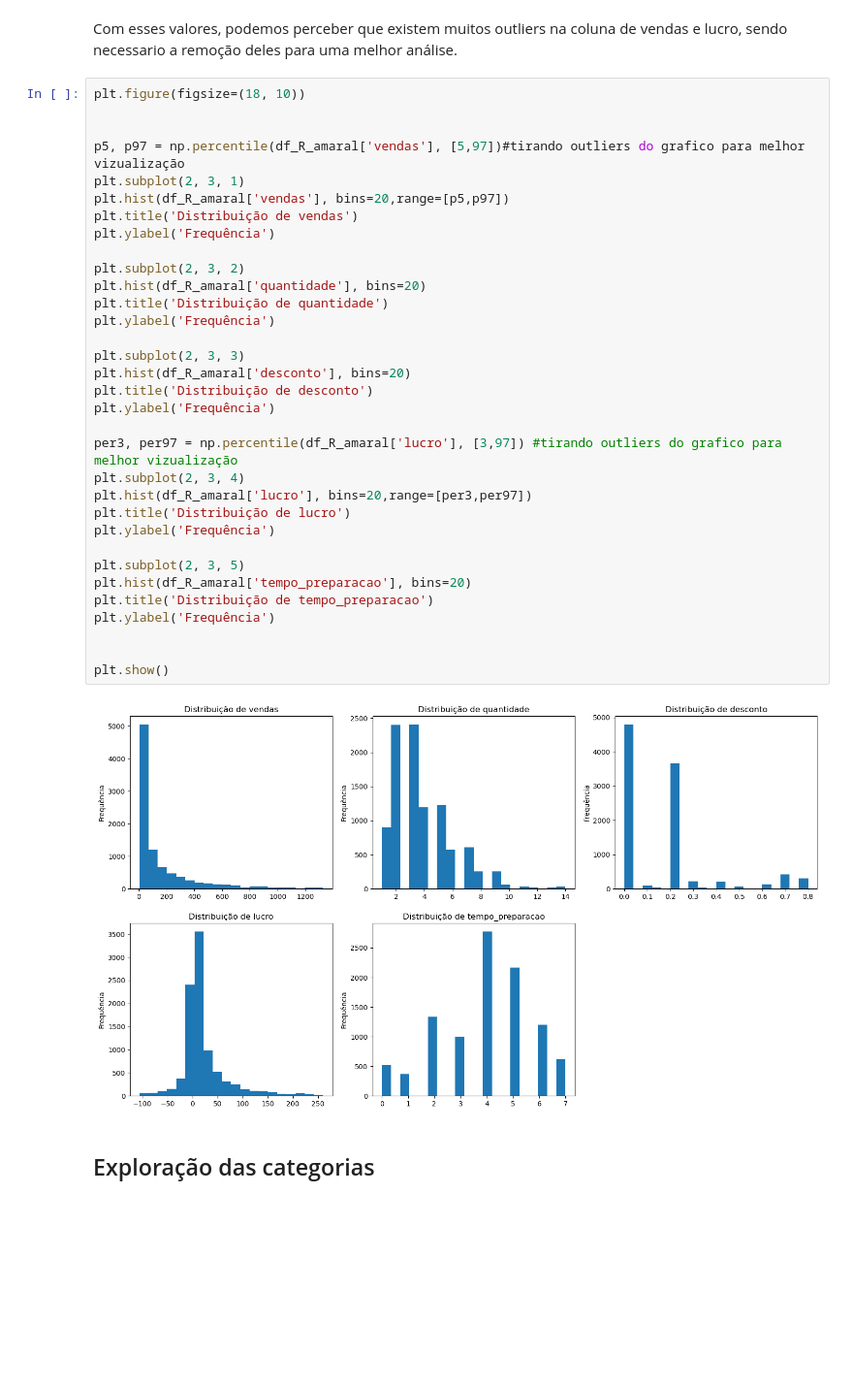
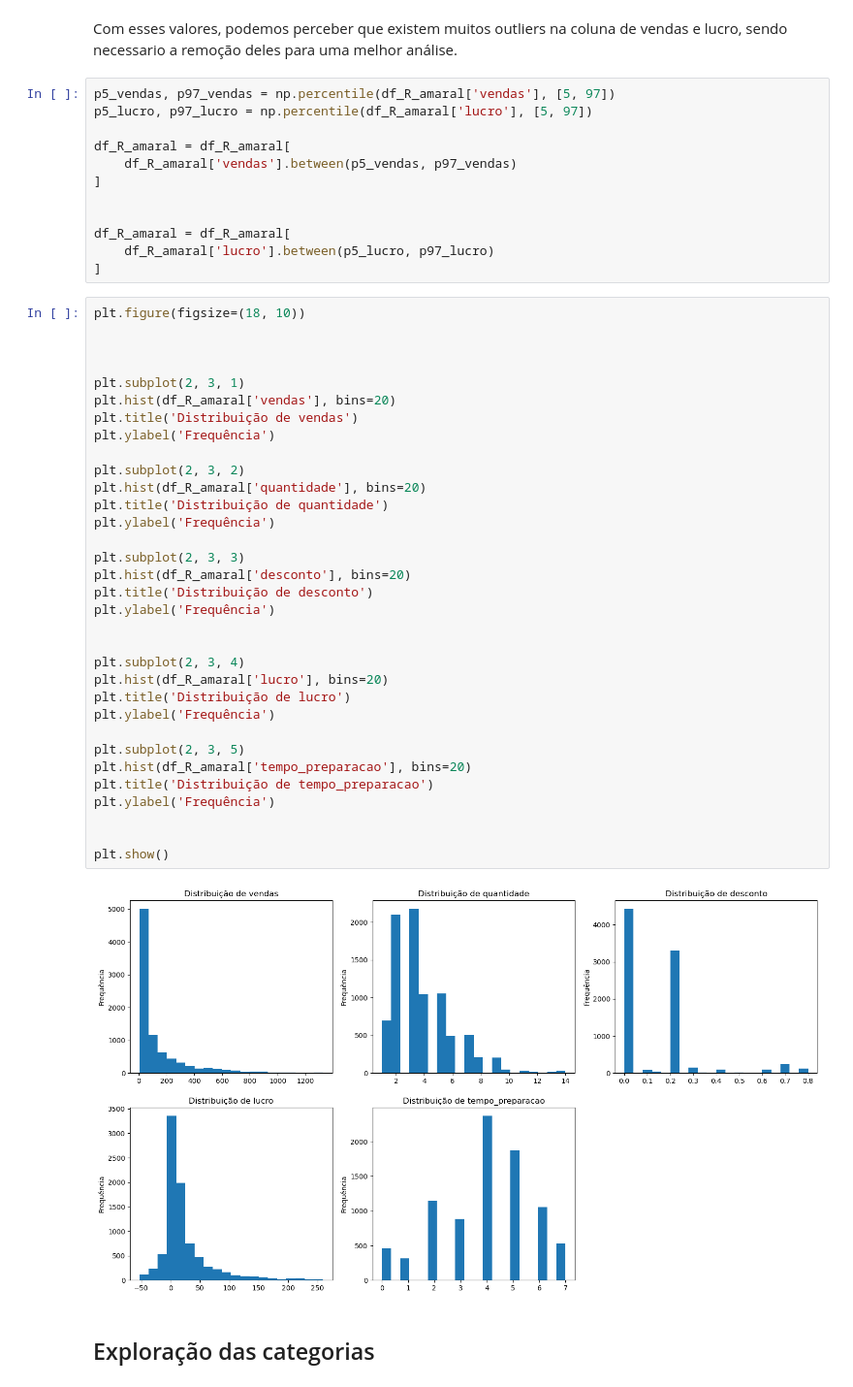
Before and after one commit to PedroMRegis/analise-dados_ijr, a Jupyter notebook: analise_R-Amaral-Office/analise-de-dados.ipynb, the cells around one changed output. Shown at 97% size. Cells and saved outputs as stored; diff of their text form; blank space fills up the shorter version.

```diff
--- a/analise_R-Amaral-Office/analise-de-dados.ipynb
+++ b/analise_R-Amaral-Office/analise-de-dados.ipynb
@@ -244,41 +244,53 @@ plt.show()
 [figure]
 # %% [markdown]
 Com esses valores, podemos perceber que existem muitos outliers na coluna de vendas e lucro, sendo necessario a remoção deles para uma melhor análise.
+# %%
+p5_vendas, p97_vendas = np.percentile(df_R_amaral['vendas'], [5, 97])
+p5_lucro, p97_lucro = np.percentile(df_R_amaral['lucro'], [5, 97])
+
+df_R_amaral = df_R_amaral[
+    df_R_amaral['vendas'].between(p5_vendas, p97_vendas)
+]
+
+
+df_R_amaral = df_R_amaral[
+    df_R_amaral['lucro'].between(p5_lucro, p97_lucro)
+]
 # %%
 plt.figure(figsize=(18, 10))
 
 
-p5, p97 = np.percentile(df_R_amaral['vendas'], [5,97])#tirando outliers do grafico para melhor vizualização
+
 plt.subplot(2, 3, 1)
-plt.hist(df_R_amaral['vendas'], bins=20,range=[p5,p97])
+plt.hist(df_R_amaral['vendas'], bins=20)
 plt.title('Distribuição de vendas')
 plt.ylabel('Frequência')
 
 plt.subplot(2, 3, 2)
 plt.hist(df_R_amaral['quantidade'], bins=20)
 plt.title('Distribuição de quantidade')
 plt.ylabel('Frequência')
 
 plt.subplot(2, 3, 3)
 plt.hist(df_R_amaral['desconto'], bins=20)
 plt.title('Distribuição de desconto')
 plt.ylabel('Frequência')
 
-per3, per97 = np.percentile(df_R_amaral['lucro'], [3,97]) #tirando outliers do grafico para melhor vizualização
+
 plt.subplot(2, 3, 4)
-plt.hist(df_R_amaral['lucro'], bins=20,range=[per3,per97])
+plt.hist(df_R_amaral['lucro'], bins=20)
 plt.title('Distribuição de lucro')
 plt.ylabel('Frequência')
 
 plt.subplot(2, 3, 5)
 plt.hist(df_R_amaral['tempo_preparacao'], bins=20)
 plt.title('Distribuição de tempo_preparacao')
 plt.ylabel('Frequência')
 
 
 plt.show()
 # %% [output]
-[figure, old version]
+[figure, new version]
 # %% [markdown]
 ## Exploração das categorias
 # %%
```
Also changed, not shown: parts of 13 cells of this notebook.
